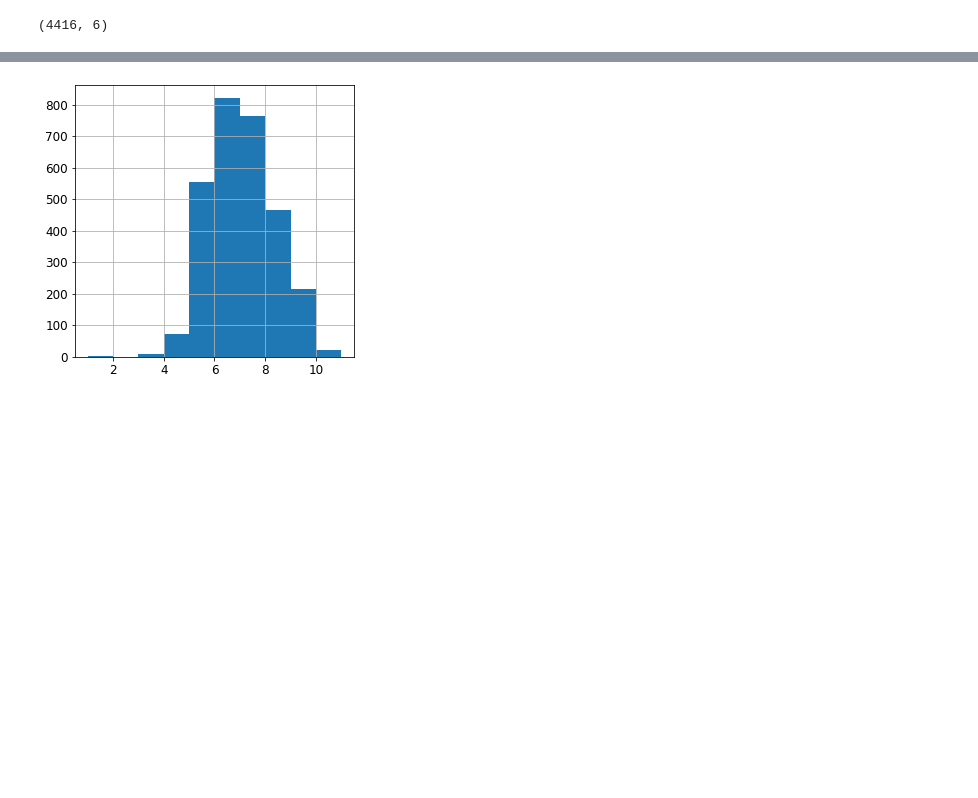
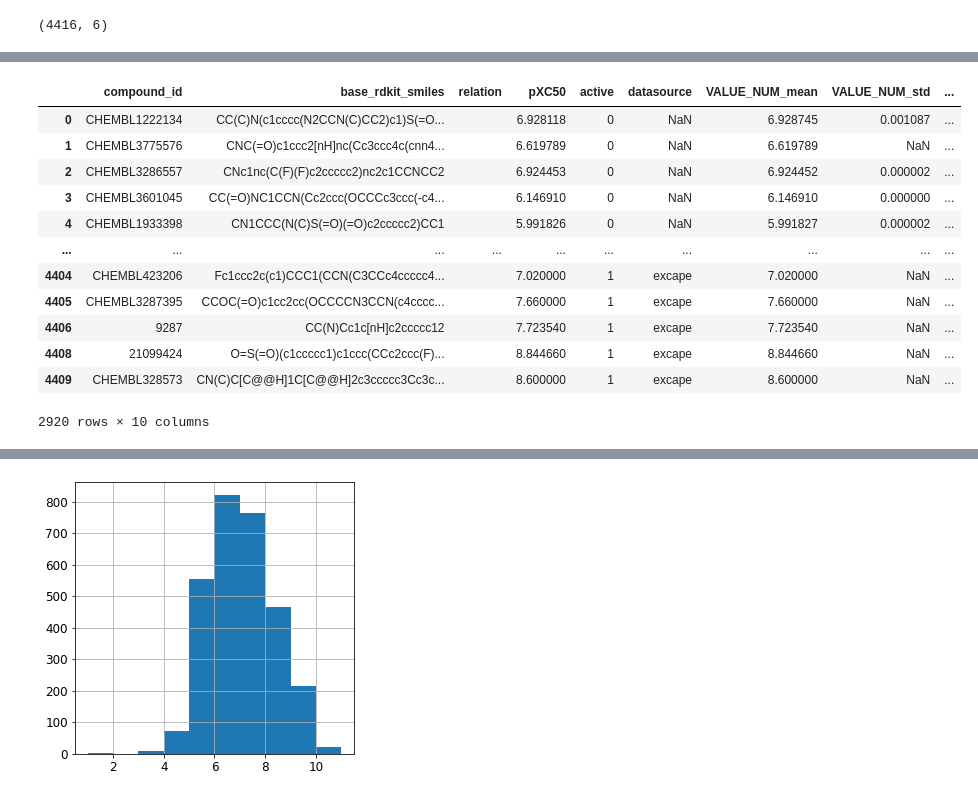
Before and after one commit to ranpei97/E4511-2021-Pei, a Jupyter notebook: Notebook/Data_Clean_Merge.ipynb, the cells around one changed output, grey strips where cells are left out. Saved outputs shown, nothing was run; the diff lists cells and outputs as text; code cells hidden in the pictures; blank space fills up the shorter version.

```diff
--- a/Notebook/Data_Clean_Merge.ipynb
+++ b/Notebook/Data_Clean_Merge.ipynb
@@ -352,6 +360,22 @@ List of 'bad' duplicates removed
 Dataset de-duplicated
 Dataframe size (2920, 10)
 New column created with averaged values:  VALUE_NUM_mean
+# %%
+HTR2A_cur
+# %% [output]
+|  | compound_id | base_rdkit_smiles | relation | pXC50 | active | datasource | VALUE_NUM_mean | VALUE_NUM_std | ... |
+| 0 | CHEMBL1222134 | CC(C)N(c1cccc(N2CCN(C)CC2)c1)S(=O... |  | 6.928118 | 0 | NaN | 6.928745 | 0.001087 | ... |
+| 1 | CHEMBL3775576 | CNC(=O)c1ccc2[nH]nc(Cc3ccc4c(cnn4... |  | 6.619789 | 0 | NaN | 6.619789 | NaN | ... |
+| 2 | CHEMBL3286557 | CNc1nc(C(F)(F)c2ccccc2)nc2c1CCNCC2 |  | 6.924453 | 0 | NaN | 6.924452 | 0.000002 | ... |
+| 3 | CHEMBL3601045 | CC(=O)NC1CCN(Cc2ccc(OCCCc3ccc(-c4... |  | 6.146910 | 0 | NaN | 6.146910 | 0.000000 | ... |
+| 4 | CHEMBL1933398 | CN1CCC(N(C)S(=O)(=O)c2ccccc2)CC1 |  | 5.991826 | 0 | NaN | 5.991827 | 0.000002 | ... |
+| ... | ... | ... | ... | ... | ... | ... | ... | ... | ... |
+| 4404 | CHEMBL423206 | Fc1ccc2c(c1)CCC1(CCN(C3CCc4ccccc4... |  | 7.020000 | 1 | excape | 7.020000 | NaN | ... |
+| 4405 | CHEMBL3287395 | CCOC(=O)c1cc2cc(OCCCCN3CCN(c4cccc... |  | 7.660000 | 1 | excape | 7.660000 | NaN | ... |
+| 4406 | 9287 | CC(N)Cc1c[nH]c2ccccc12 |  | 7.723540 | 1 | excape | 7.723540 | NaN | ... |
+| 4408 | 21099424 | O=S(=O)(c1ccccc1)c1ccc(CCc2ccc(F)... |  | 8.844660 | 1 | excape | 8.844660 | NaN | ... |
+| 4409 | CHEMBL328573 | CN(C)C[C@@H]1C[C@@H]2c3ccccc3Cc3c... |  | 8.600000 | 1 | excape | 8.600000 | NaN | ... |
+2920 rows × 10 columns
 # %%
 
 #import importlib
```
Also changed, not shown: parts of 18 cells of this notebook.
